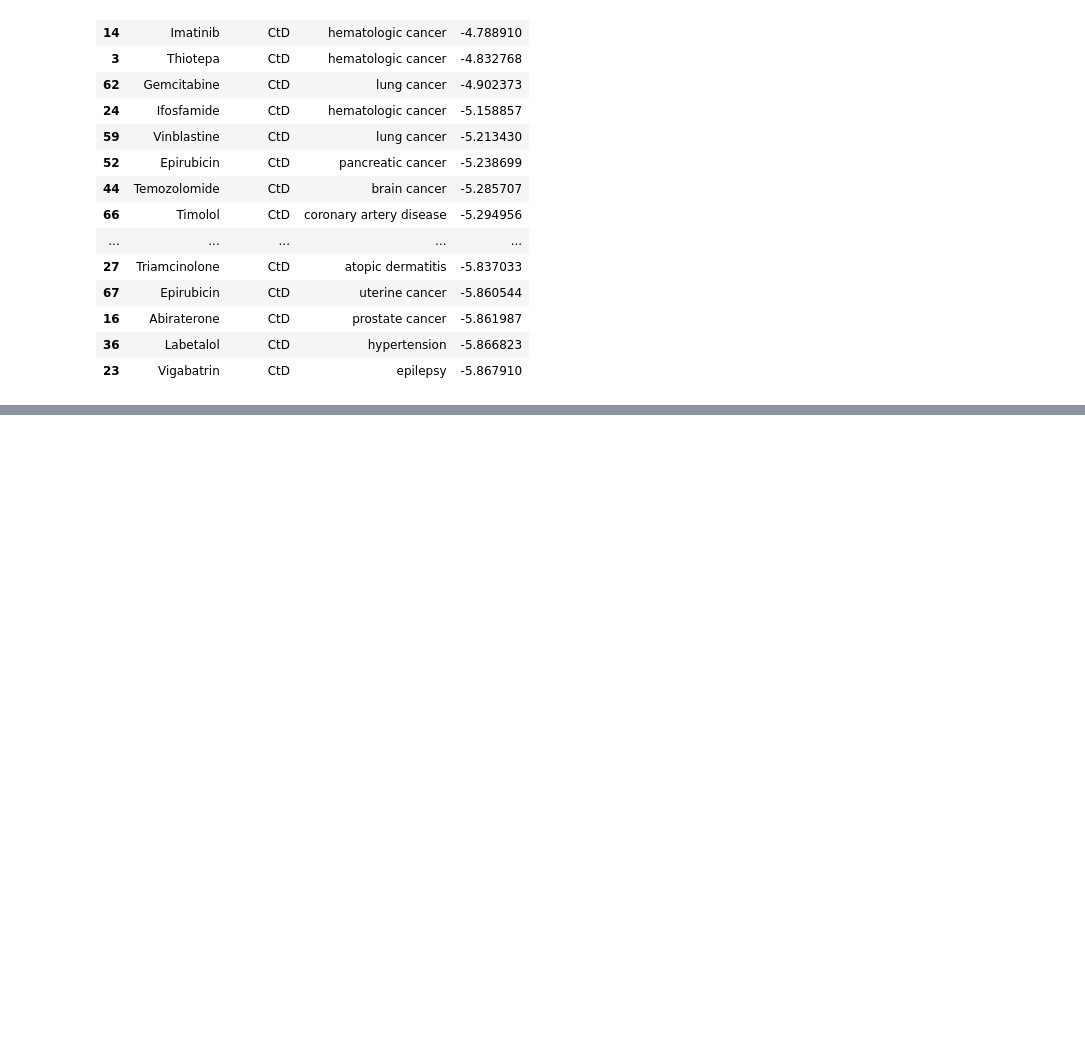
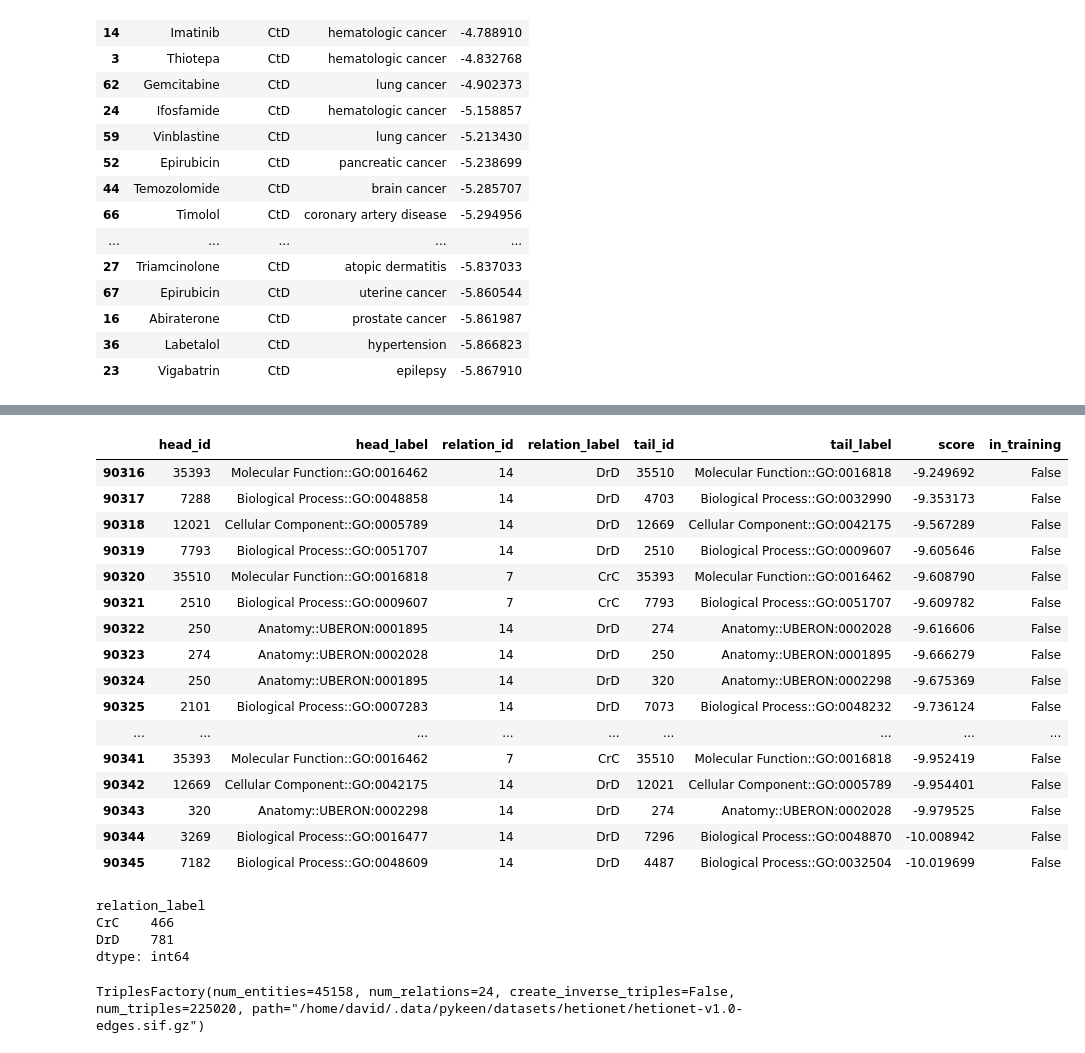
Before and after one commit to davidpetrov/Link-Prediction, a Jupyter notebook: hetionet.ipynb, the cells around one changed output, grey strips where cells are left out. Saved outputs shown, nothing was run; the diff lists cells and outputs as text; code cells hidden in the pictures; blank space fills up the shorter version.

Commit message:
add mlflow tracking, more hpo experiments, relation whitelist training, and results evaluation/representations

```diff
--- a/hetionet.ipynb
+++ b/hetionet.ipynb
@@ -293,0 +437,2 @@ df_ctd_clean.nlargest(n=30, columns="score")
+# %%
+pred_best_hpo2 = pack_best_hpo2.process(factory=dataset.training)
@@ -293,0 +445,5 @@ df_ctd_clean.nlargest(n=30, columns="score")
+# %%
+pred_best_hpo2_add_training = pred_best_hpo2.add_membership_columns(training=result.training)
+# %%
+pred_best_hpo2_add_training_df = pred_best_hpo2_add_training.df
+len(pred_best_hpo2_add_training_df)
@@ -293,0 +452,3 @@ df_ctd_clean.nlargest(n=30, columns="score")
+# %%
+# Remove rows where head_id and tail_id are the same
+pred_best_hpo2_add_training_filtered = pred_best_hpo2_add_training_df[pred_best_hpo2_add_training_df['head_id'] != pred_best_hpo2_add_training_df['tail_id']]
@@ -293,0 +471,31 @@ df_ctd_clean.nlargest(n=30, columns="score")
+# %%
+pred_best_hpo2_add_training_filtered.nlargest(n=30, columns="score")
+# %% [output]
+|  | head_id | head_label | relation_id | relation_label | tail_id | tail_label | score | in_training |
+| 90316 | 35393 | Molecular Function::GO:0016462 | 14 | DrD | 35510 | Molecular Function::GO:0016818 | -9.249692 | False |
+| 90317 | 7288 | Biological Process::GO:0048858 | 14 | DrD | 4703 | Biological Process::GO:0032990 | -9.353173 | False |
+| 90318 | 12021 | Cellular Component::GO:0005789 | 14 | DrD | 12669 | Cellular Component::GO:0042175 | -9.567289 | False |
+| 90319 | 7793 | Biological Process::GO:0051707 | 14 | DrD | 2510 | Biological Process::GO:0009607 | -9.605646 | False |
+| 90320 | 35510 | Molecular Function::GO:0016818 | 7 | CrC | 35393 | Molecular Function::GO:0016462 | -9.608790 | False |
+| 90321 | 2510 | Biological Process::GO:0009607 | 7 | CrC | 7793 | Biological Process::GO:0051707 | -9.609782 | False |
+| 90322 | 250 | Anatomy::UBERON:0001895 | 14 | DrD | 274 | Anatomy::UBERON:0002028 | -9.616606 | False |
+| 90323 | 274 | Anatomy::UBERON:0002028 | 14 | DrD | 250 | Anatomy::UBERON:0001895 | -9.666279 | False |
+| 90324 | 250 | Anatomy::UBERON:0001895 | 14 | DrD | 320 | Anatomy::UBERON:0002298 | -9.675369 | False |
+| 90325 | 2101 | Biological Process::GO:0007283 | 14 | DrD | 7073 | Biological Process::GO:0048232 | -9.736124 | False |
+| ... | ... | ... | ... | ... | ... | ... | ... | ... |
+| 90341 | 35393 | Molecular Function::GO:0016462 | 7 | CrC | 35510 | Molecular Function::GO:0016818 | -9.952419 | False |
+| 90342 | 12669 | Cellular Component::GO:0042175 | 14 | DrD | 12021 | Cellular Component::GO:0005789 | -9.954401 | False |
+| 90343 | 320 | Anatomy::UBERON:0002298 | 14 | DrD | 274 | Anatomy::UBERON:0002028 | -9.979525 | False |
+| 90344 | 3269 | Biological Process::GO:0016477 | 14 | DrD | 7296 | Biological Process::GO:0048870 | -10.008942 | False |
+| 90345 | 7182 | Biological Process::GO:0048609 | 14 | DrD | 4487 | Biological Process::GO:0032504 | -10.019699 | False |
+# %%
+pred_best_hpo2_add_training_filtered.groupby(['relation_label']).size()
+# %% [output]
+relation_label
+CrC    466
+DrD    781
+dtype: int64
+# %%
+dataset.validation
+# %% [output]
+TriplesFactory(num_entities=45158, num_relations=24, create_inverse_triples=False, num_triples=225020, path="/home/david/.data/pykeen/datasets/hetionet/hetionet-v1.0-edges.sif.gz")
```
Also changed, not shown: parts of 45 cells of this notebook, 8 other files.
